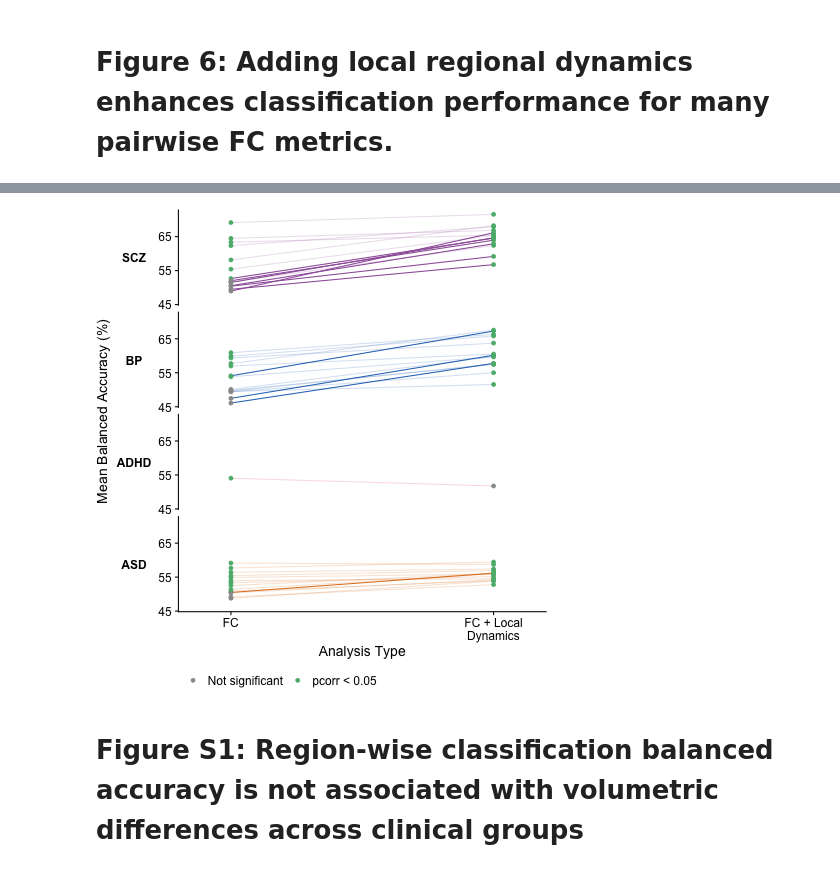
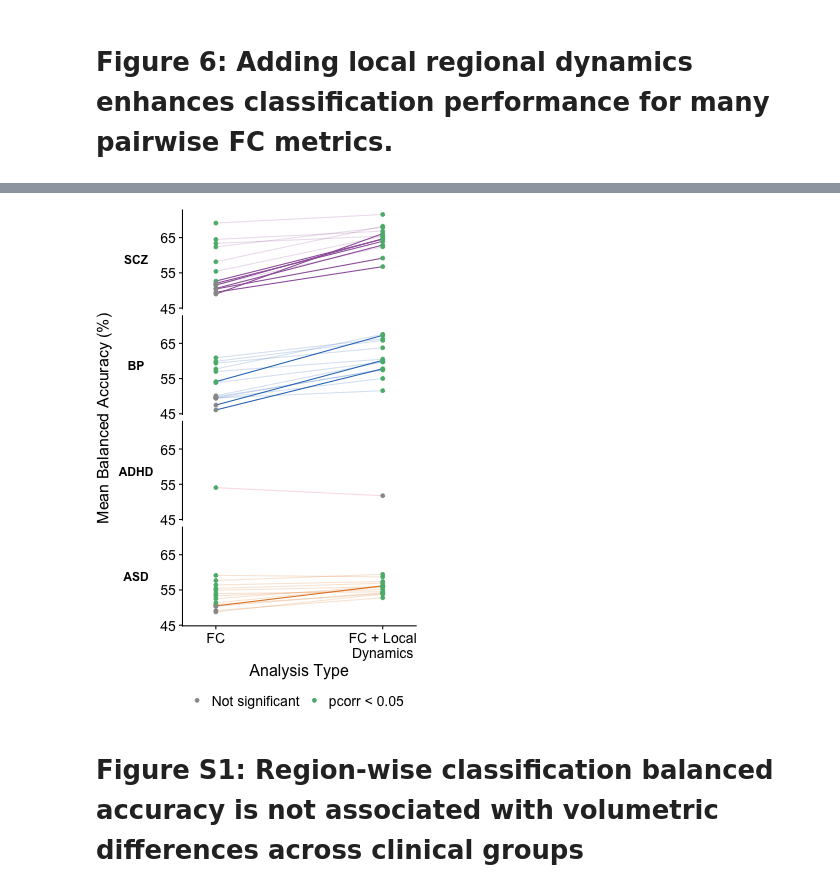
Before and after one commit to DynamicsAndNeuralSystems/fMRI_FeaturesDisorders, a Jupyter notebook: generate_all_figures.ipynb, the cells around one changed output, grey strips where cells are left out. Cells and saved outputs as stored; diff of their text form; code cells hidden in the pictures.

```diff
--- a/generate_all_figures.ipynb
+++ b/generate_all_figures.ipynb
@@ -917,5 +971,5 @@ all_p_values %>%
 # %%
-%%R -i all_balanced_accuracy_results,all_p_values,study_group_df,UCLA_CNP_metadata,ABIDE_metadata,pairwise_TS_feature_info -o corrected_SPI_T_res
+%%R -i all_balanced_accuracy_results,all_p_values,study_group_df,UCLA_CNP_metadata,ABIDE_metadata,pairwise_TS_feature_info -o corrected_SPI_T_res -w 350 -h 500
 
 results_df = plyr::rbind.fill(all_balanced_accuracy_results %>%
                                 filter(Analysis_Type == "Pairwise_SPI") %>%
@@ -946,34 +1000,37 @@ all_p_values %>%
          individually_significant = ifelse(p_value_HolmBonferroni < 0.05, "pcorr < 0.05", "Not significant"),
          significant_diff_with_univariate = ifelse(p_value_corr_HolmBonferroni < 0.05, "Sig Diff", "No Sig Diff"),
          Analysis_Type = factor(Analysis_Type, levels=c("FC", "FC + Local\nDynamics"))) %>%
   mutate(Disorder = factor(Disorder, levels = c("SCZ", "BP", "ADHD", "ASD"))) %>%
   ggplot(data=., mapping=aes(x=Analysis_Type, y=100*Balanced_Accuracy_Across_Folds,
                              group = SPI)) +
   geom_line(aes(color = Disorder,
                 alpha = significant_diff_with_univariate), show.legend = FALSE) +
   scale_alpha_manual(values=c("Sig Diff" = 1, "No Sig Diff" = 0.2)) +
   scale_color_manual(values=c("Control" = "#5BB67B",
                               "SCZ" = "#9d60a8",
                               "BP" = "#2F77C0",
                               "ADHD" = "#e45075",
                               "ASD" = "#E28328")) +
   facet_wrap(Disorder ~ ., ncol=1, scales="fixed", strip.position = "left") +
   new_scale_colour() +  # start a new scale
   geom_point(aes(color = individually_significant)) +
   scale_color_manual(values = c("gray60", "#5BB67B")) +
   # scale_x_discrete(labels = wrap_format(7)) +
   xlab("Analysis Type") +
   ylab("Mean Balanced Accuracy (%)") +
   scale_y_continuous(breaks=c(45, 55, 65)) +
   scale_x_discrete(expand=c(0,0.2,0,0.2)) +
   theme(legend.position = "bottom",
         strip.placement = "outside",
         strip.background = element_blank(),
+        axis.text = element_text(size=14),
+        legend.text = element_text(size=14),
+        axis.title = element_text(size=16),
         strip.text.y.left = element_text(angle=0, face="bold"),
         plot.margin = margin(1,30,1,1, unit="pt"),
         legend.title = element_blank())
 # %% [output]
-[figure, old version]
+[figure, new version]
 # %%
 %%R -i corrected_SPI_T_res
 
```
Also changed, not shown: parts of 48 cells of this notebook, 5 other files.
